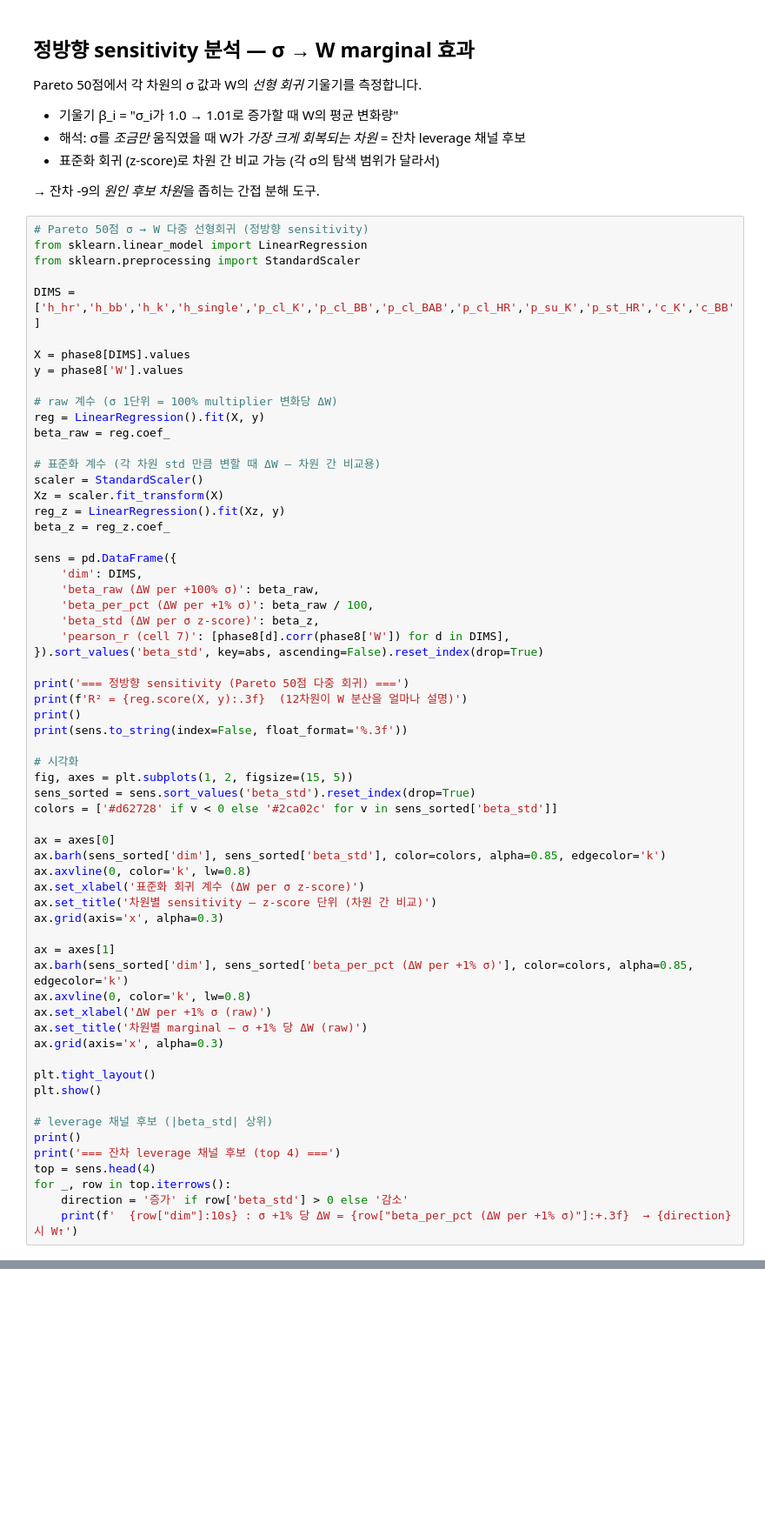
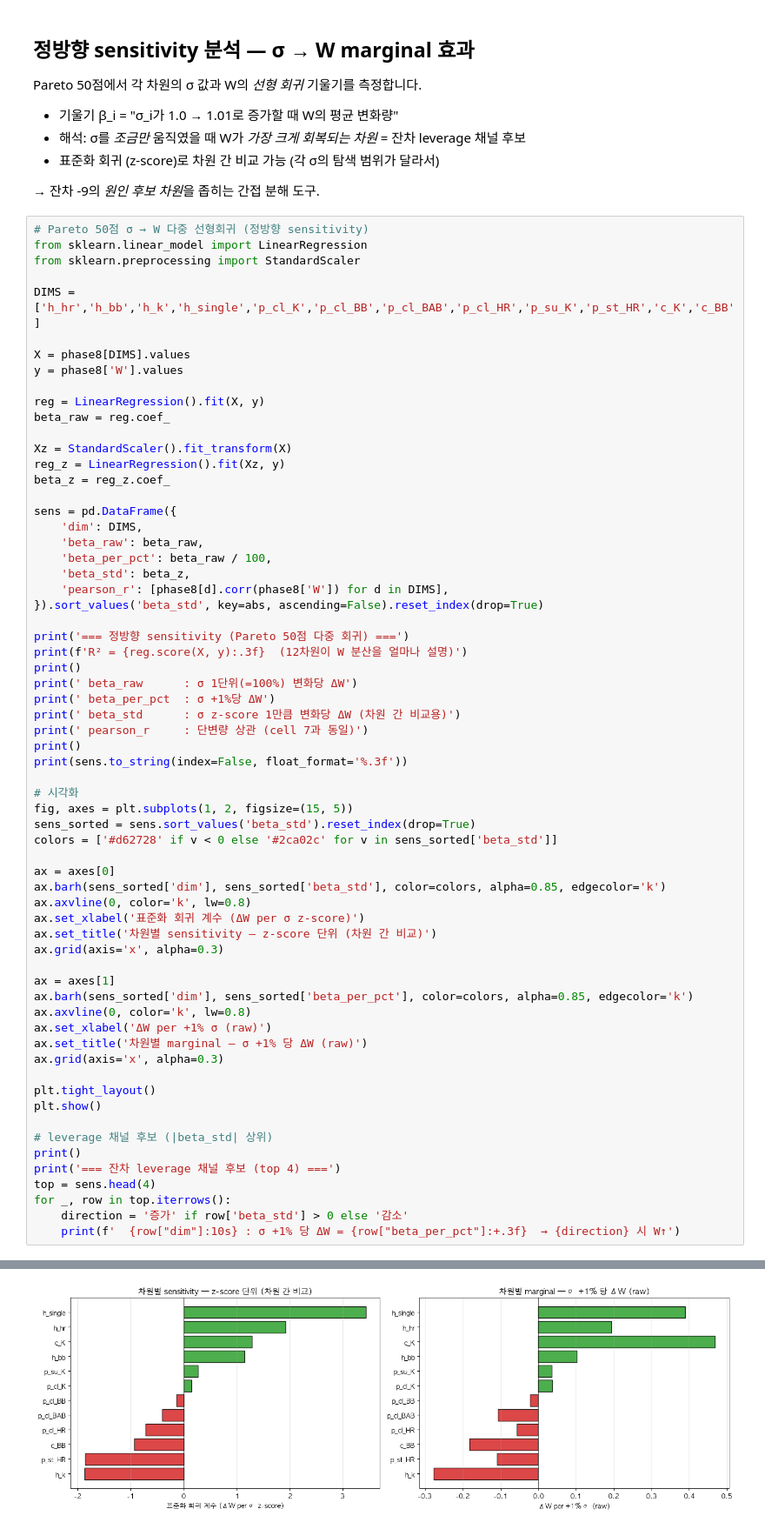
Before and after one commit to heeso0908/Final_Baseball, a Jupyter notebook: Final/7.master_v6.ipynb, the cells around one changed output, grey strips where cells are left out. Shown at 87% size. Drawn from its saved outputs; the diff is of its cells as text; blank space fills up the shorter version.

Commit message:
Fix sensitivity cell column name (sort_values KeyError)
beta_std 등 컬럼명을 단순화 (공백·괄호 제거) → sort_values 동작.
의미 라벨은 print 헤더로 분리.

Co-Authored-By: Claude Opus 4.7 (1M context) <noreply@anthropic.com>

```diff
--- a/Final/7.master_v6.ipynb
+++ b/Final/7.master_v6.ipynb
@@ -328,26 +364,28 @@ DIMS = ['h_hr','h_bb','h_k','h_single','p_cl_K','p_cl_BB','p_cl_BAB','p_cl_HR','
 X = phase8[DIMS].values
 y = phase8['W'].values
 
-# raw 계수 (σ 1단위 = 100% multiplier 변화당 ΔW)
 reg = LinearRegression().fit(X, y)
 beta_raw = reg.coef_
 
-# 표준화 계수 (각 차원 std 만큼 변할 때 ΔW — 차원 간 비교용)
-scaler = StandardScaler()
-Xz = scaler.fit_transform(X)
+Xz = StandardScaler().fit_transform(X)
 reg_z = LinearRegression().fit(Xz, y)
 beta_z = reg_z.coef_
 
 sens = pd.DataFrame({
     'dim': DIMS,
-    'beta_raw (ΔW per +100% σ)': beta_raw,
-    'beta_per_pct (ΔW per +1% σ)': beta_raw / 100,
-    'beta_std (ΔW per σ z-score)': beta_z,
-    'pearson_r (cell 7)': [phase8[d].corr(phase8['W']) for d in DIMS],
+    'beta_raw': beta_raw,
+    'beta_per_pct': beta_raw / 100,
+    'beta_std': beta_z,
+    'pearson_r': [phase8[d].corr(phase8['W']) for d in DIMS],
 }).sort_values('beta_std', key=abs, ascending=False).reset_index(drop=True)
 
 print('=== 정방향 sensitivity (Pareto 50점 다중 회귀) ===')
 print(f'R² = {reg.score(X, y):.3f}  (12차원이 W 분산을 얼마나 설명)')
+print()
+print(' beta_raw      : σ 1단위(=100%) 변화당 ΔW')
+print(' beta_per_pct  : σ +1%당 ΔW')
+print(' beta_std      : σ z-score 1만큼 변화당 ΔW (차원 간 비교용)')
+print(' pearson_r     : 단변량 상관 (cell 7과 동일)')
 print()
 print(sens.to_string(index=False, float_format='%.3f'))
 
@@ -364,7 +402,7 @@ ax.set_title('차원별 sensitivity — z-score 단위 (차원 간 비교)')
 ax.grid(axis='x', alpha=0.3)
 
 ax = axes[1]
-ax.barh(sens_sorted['dim'], sens_sorted['beta_per_pct (ΔW per +1% σ)'], color=colors, alpha=0.85, edgecolor='k')
+ax.barh(sens_sorted['dim'], sens_sorted['beta_per_pct'], color=colors, alpha=0.85, edgecolor='k')
 ax.axvline(0, color='k', lw=0.8)
 ax.set_xlabel('ΔW per +1% σ (raw)')
 ax.set_title('차원별 marginal — σ +1% 당 ΔW (raw)')
@@ -379,4 +417,5 @@ print('=== 잔차 leverage 채널 후보 (top 4) ===')
 top = sens.head(4)
 for _, row in top.iterrows():
     direction = '증가' if row['beta_std'] > 0 else '감소'
-    print(f'  {row["dim"]:10s} : σ +1% 당 ΔW = {row["beta_per_pct (ΔW per +1% σ)"]:+.3f}  → {direction} 시 W↑')
+    print(f'  {row["dim"]:10s} : σ +1% 당 ΔW = {row["beta_per_pct"]:+.3f}  → {direction} 시 W↑')
+# %% [output]
@@ -382,0 +439 @@ for _, row in top.iterrows():
+[figure, added]
```
Also changed, not shown: parts of 7 cells of this notebook.
